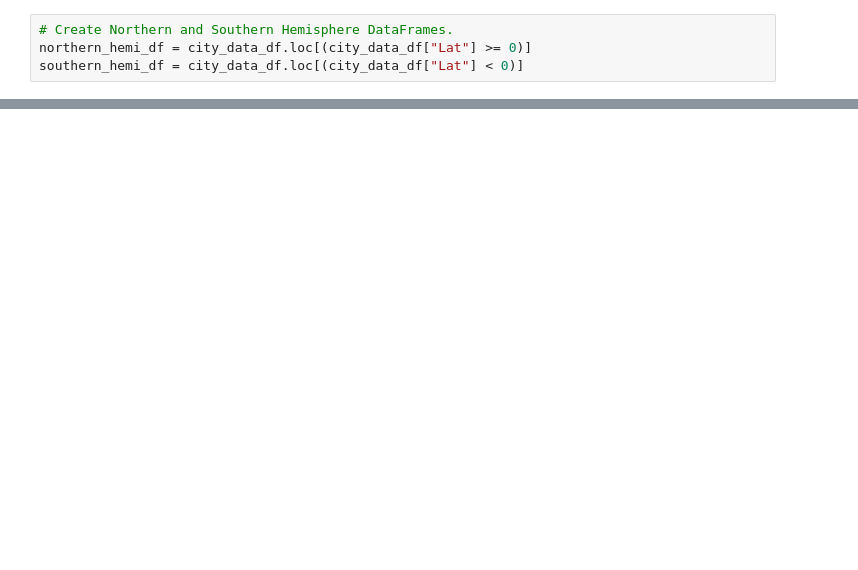
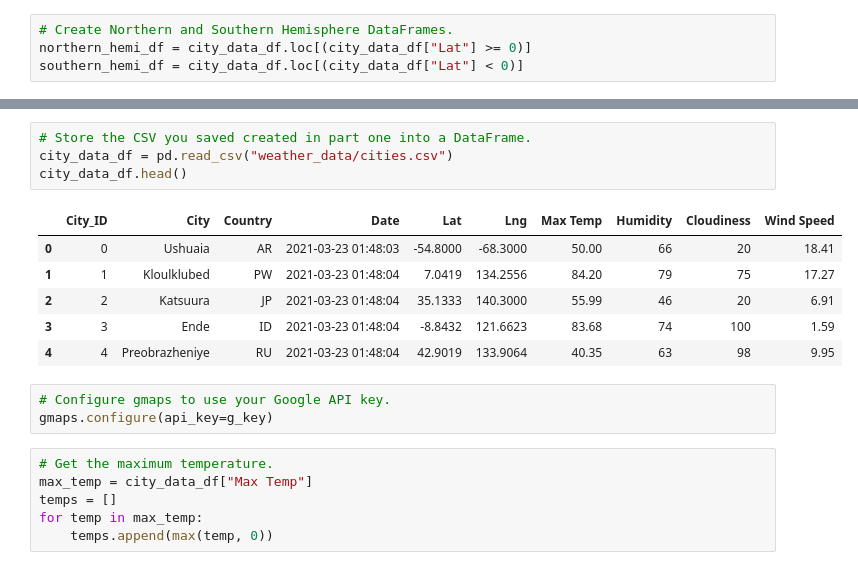
Before and after one commit to snkty8/World_Weather_Analysis, a Jupyter notebook: WeatherPy.ipynb, the cells around one changed output, grey strips where cells are left out. Saved outputs shown, nothing was run; the diff lists cells and outputs as text; blank space fills up the shorter version.

```diff
--- a/WeatherPy.ipynb
+++ b/WeatherPy.ipynb
@@ -549,0 +557,20 @@ plot_linear_regression(x_values, y_values,
+# %%
+# Store the CSV you saved created in part one into a DataFrame.
+city_data_df = pd.read_csv("weather_data/cities.csv")
+city_data_df.head()
+# %% [output]
+|  | City_ID | City | Country | Date | Lat | Lng | Max Temp | Humidity | Cloudiness | Wind Speed |
+| 0 | 0 | Ushuaia | AR | 2021-03-23 01:48:03 | -54.8000 | -68.3000 | 50.00 | 66 | 20 | 18.41 |
+| 1 | 1 | Kloulklubed | PW | 2021-03-23 01:48:04 | 7.0419 | 134.2556 | 84.20 | 79 | 75 | 17.27 |
+| 2 | 2 | Katsuura | JP | 2021-03-23 01:48:04 | 35.1333 | 140.3000 | 55.99 | 46 | 20 | 6.91 |
+| 3 | 3 | Ende | ID | 2021-03-23 01:48:04 | -8.8432 | 121.6623 | 83.68 | 74 | 100 | 1.59 |
+| 4 | 4 | Preobrazheniye | RU | 2021-03-23 01:48:04 | 42.9019 | 133.9064 | 40.35 | 63 | 98 | 9.95 |
+# %%
+# Configure gmaps to use your Google API key.
+gmaps.configure(api_key=g_key)
+# %%
+# Get the maximum temperature.
+max_temp = city_data_df["Max Temp"]
+temps = []
+for temp in max_temp:
+    temps.append(max(temp, 0))
```
Also changed, not shown: parts of 46 cells of this notebook, 5 other files.
